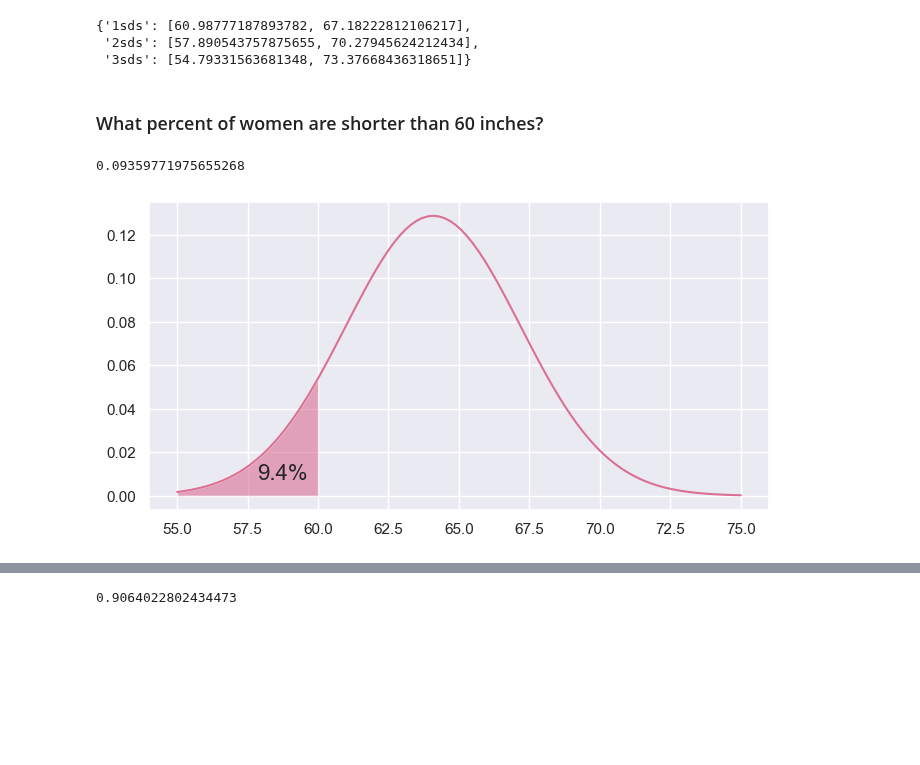
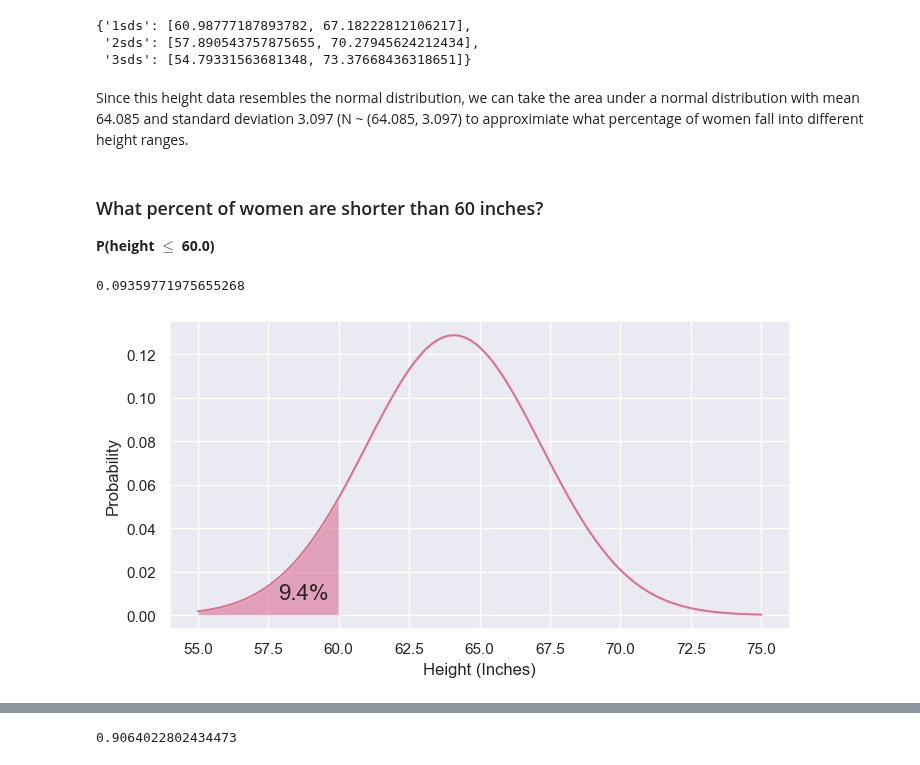
Before and after one commit to ShaneOG2/fund-data-analysis-assessment, a Jupyter notebook: Practicals/Normal Distribution Notebook.ipynb, the cells around one changed output, grey strips where cells are left out. Cells and saved outputs as stored; diff of their text form; code cells hidden in the pictures; blank space fills up the shorter version.

```diff
--- a/Practicals/Normal Distribution Notebook.ipynb
+++ b/Practicals/Normal Distribution Notebook.ipynb
@@ -422,6 +466,10 @@ sds
 {'1sds': [60.98777187893782, 67.18222812106217],
  '2sds': [57.890543757875655, 70.27945624212434],
  '3sds': [54.79331563681348, 73.37668436318651]}
+# %% [markdown]
+Since this height data resembles the normal distribution, we can take the area under a normal distribution with mean 64.085 and standard deviation 3.097 (N ~ (64.085, 3.097) to approximiate what percentage of women fall into different height ranges.
 # %% [markdown]
 ### What percent of women are shorter than 60 inches?
+
+**P(height $\le$ 60.0)**
 # %%
@@ -432,16 +481,17 @@ below60
 # %%
 fig, ax = plt.subplots(figsize=(8,4))
 x = np.linspace(55.0, 75.0, 100)
 y = ss.norm.pdf(x, female_h_mean, female_h_sd)
 
 below60x = np.linspace(55.0, 60.0, 100)
 below60y = ss.norm.pdf(below60x, female_h_mean, female_h_sd)
 
 ax.fill_between(below60x, 0, below60y, facecolor="palevioletred", alpha=0.6)
 ax.text(58.75, 0.01, "9.4%", fontsize = "16", horizontalalignment='center', verticalalignment='center')
-
+ax.set_xlabel('Height (Inches)')
+ax.set_ylabel('Probability')
 ax.plot(x, y, color="palevioletred");
 # %% [output]
-[figure, old version]
+[figure, new version]
 # %% [markdown]
 ### What percent of women are taller than 60 inches?
```
Also changed, not shown: parts of 40 cells of this notebook.
